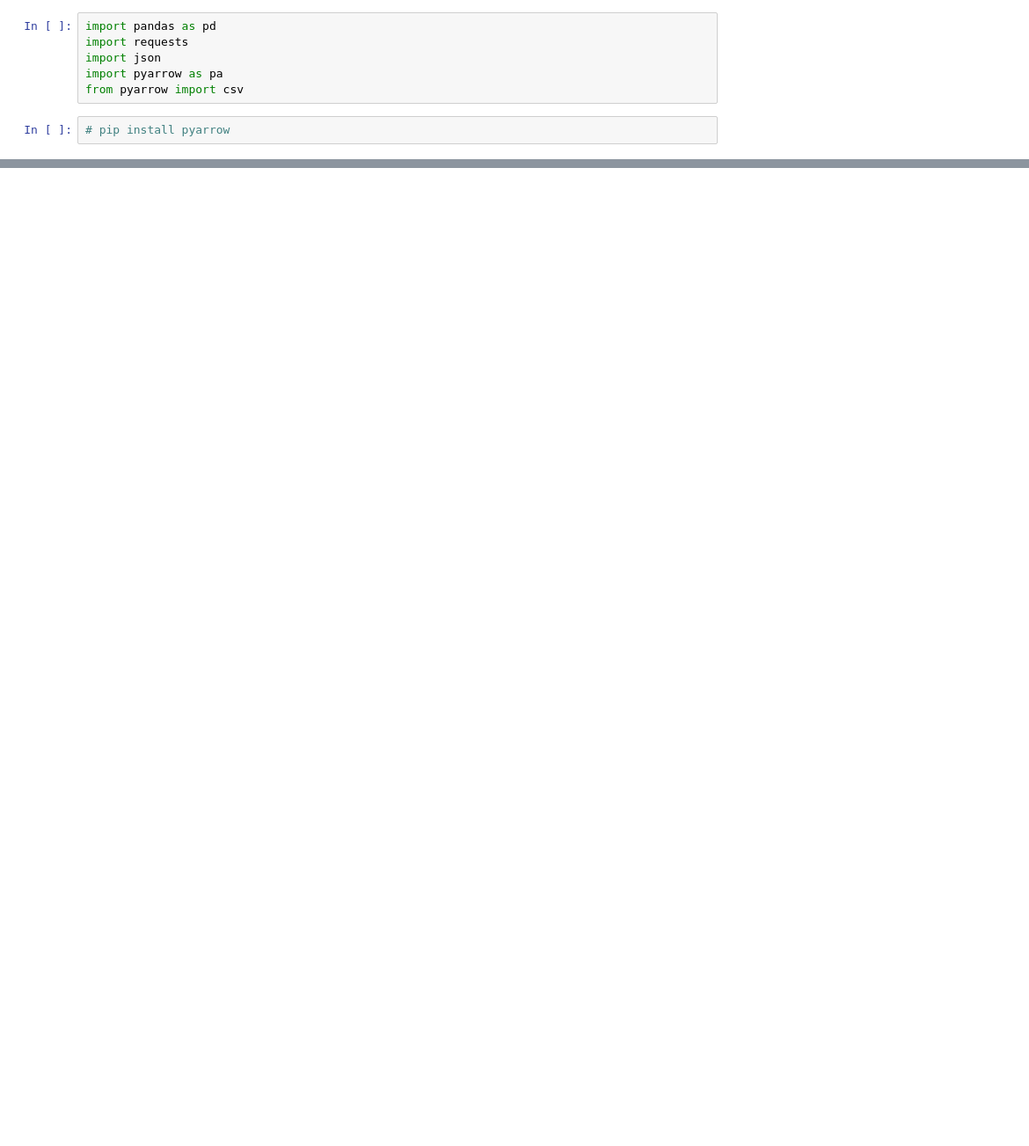
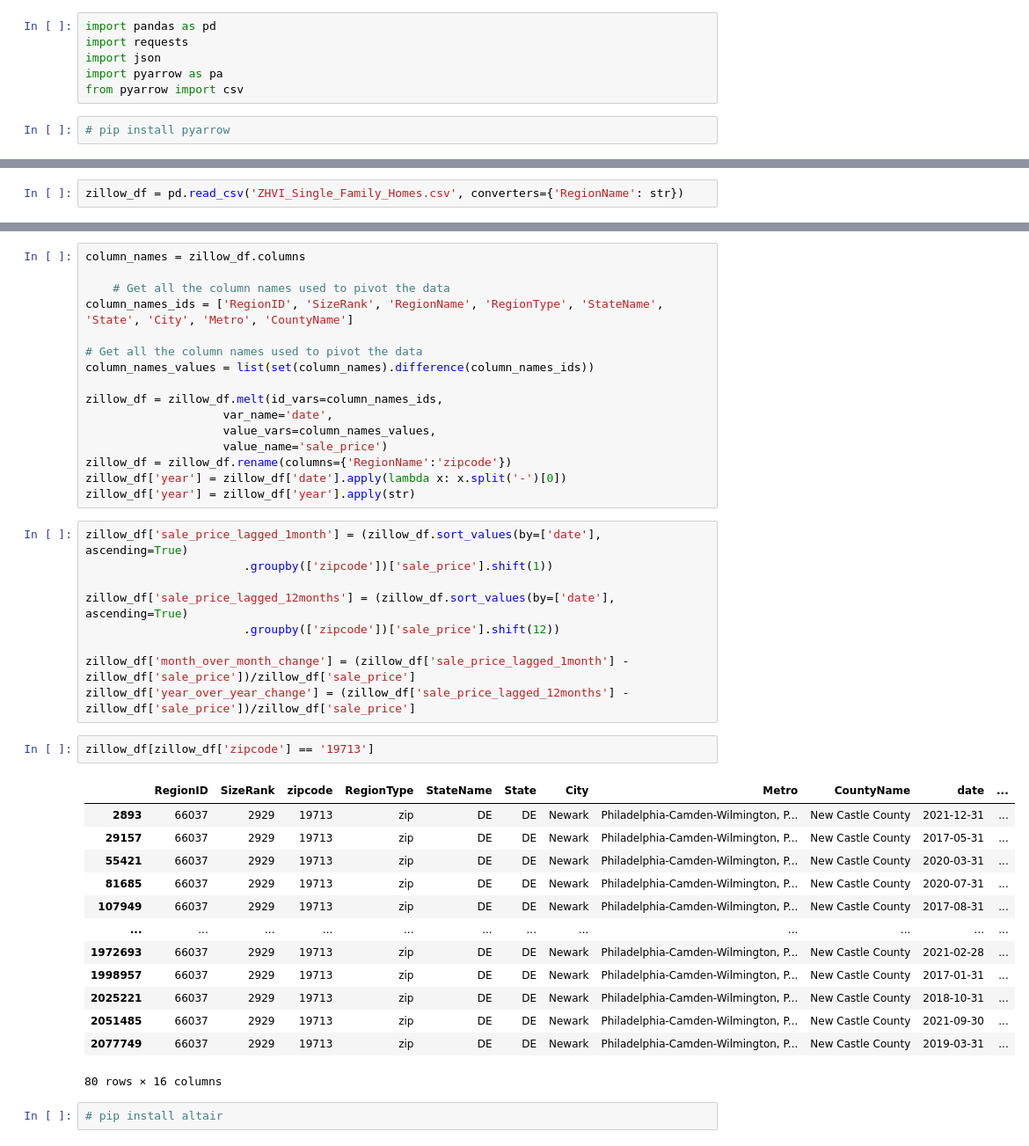
Before and after one commit to mexiliang/milestone696, a Jupyter notebook: workbook.ipynb, the cells around one changed output, grey strips where cells are left out. Shown at 88% size. Cells and saved outputs as stored; diff of their text form; blank space fills up the shorter version.

```diff
--- a/workbook.ipynb
+++ b/workbook.ipynb
@@ -49,0 +176,2 @@ label_df = label_df[label_df['include'] == 1]
+# %%
+zillow_df = pd.read_csv('ZHVI_Single_Family_Homes.csv', converters={'RegionName': str})
@@ -49,0 +403,43 @@ label_df = label_df[label_df['include'] == 1]
+# %%
+column_names = zillow_df.columns
+
+    # Get all the column names used to pivot the data
+column_names_ids = ['RegionID', 'SizeRank', 'RegionName', 'RegionType', 'StateName', 'State', 'City', 'Metro', 'CountyName']
+
+# Get all the column names used to pivot the data
+column_names_values = list(set(column_names).difference(column_names_ids))
+
+zillow_df = zillow_df.melt(id_vars=column_names_ids,
+                    var_name='date',
+                    value_vars=column_names_values,
+                    value_name='sale_price')
+zillow_df = zillow_df.rename(columns={'RegionName':'zipcode'})
+zillow_df['year'] = zillow_df['date'].apply(lambda x: x.split('-')[0])
+zillow_df['year'] = zillow_df['year'].apply(str)
+# %%
+zillow_df['sale_price_lagged_1month'] = (zillow_df.sort_values(by=['date'], ascending=True)
+                       .groupby(['zipcode'])['sale_price'].shift(1))
+
+zillow_df['sale_price_lagged_12months'] = (zillow_df.sort_values(by=['date'], ascending=True)
+                       .groupby(['zipcode'])['sale_price'].shift(12))
+
+zillow_df['month_over_month_change'] = (zillow_df['sale_price_lagged_1month'] - zillow_df['sale_price'])/zillow_df['sale_price']
+zillow_df['year_over_year_change'] = (zillow_df['sale_price_lagged_12months'] - zillow_df['sale_price'])/zillow_df['sale_price']
+# %%
+zillow_df[zillow_df['zipcode'] == '19713']
+# %% [output]
+|  | RegionID | SizeRank | zipcode | RegionType | StateName | State | City | Metro | CountyName | date | ... |
+| 2893 | 66037 | 2929 | 19713 | zip | DE | DE | Newark | Philadelphia-Camden-Wilmington, P... | New Castle County | 2021-12-31 | ... |
+| 29157 | 66037 | 2929 | 19713 | zip | DE | DE | Newark | Philadelphia-Camden-Wilmington, P... | New Castle County | 2017-05-31 | ... |
+| 55421 | 66037 | 2929 | 19713 | zip | DE | DE | Newark | Philadelphia-Camden-Wilmington, P... | New Castle County | 2020-03-31 | ... |
+| 81685 | 66037 | 2929 | 19713 | zip | DE | DE | Newark | Philadelphia-Camden-Wilmington, P... | New Castle County | 2020-07-31 | ... |
+| 107949 | 66037 | 2929 | 19713 | zip | DE | DE | Newark | Philadelphia-Camden-Wilmington, P... | New Castle County | 2017-08-31 | ... |
+| ... | ... | ... | ... | ... | ... | ... | ... | ... | ... | ... | ... |
+| 1972693 | 66037 | 2929 | 19713 | zip | DE | DE | Newark | Philadelphia-Camden-Wilmington, P... | New Castle County | 2021-02-28 | ... |
+| 1998957 | 66037 | 2929 | 19713 | zip | DE | DE | Newark | Philadelphia-Camden-Wilmington, P... | New Castle County | 2017-01-31 | ... |
+| 2025221 | 66037 | 2929 | 19713 | zip | DE | DE | Newark | Philadelphia-Camden-Wilmington, P... | New Castle County | 2018-10-31 | ... |
+| 2051485 | 66037 | 2929 | 19713 | zip | DE | DE | Newark | Philadelphia-Camden-Wilmington, P... | New Castle County | 2021-09-30 | ... |
+| 2077749 | 66037 | 2929 | 19713 | zip | DE | DE | Newark | Philadelphia-Camden-Wilmington, P... | New Castle County | 2019-03-31 | ... |
+80 rows × 16 columns
+# %%
+# pip install altair
```
Also changed, not shown: parts of 23 cells of this notebook.
